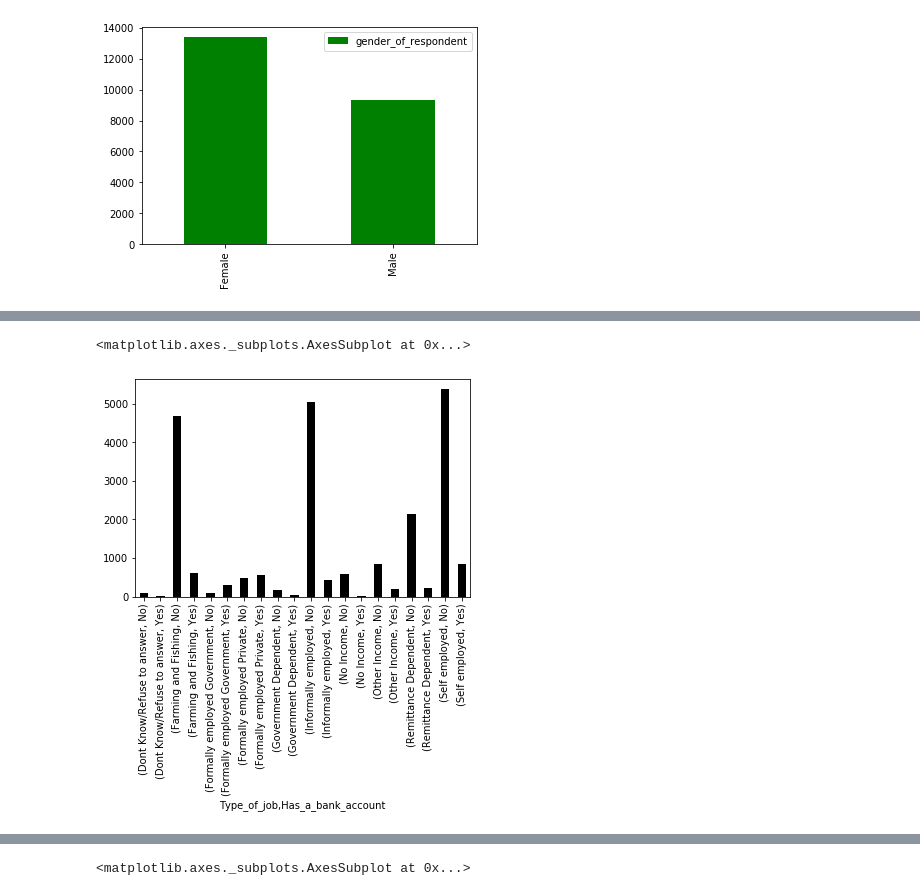
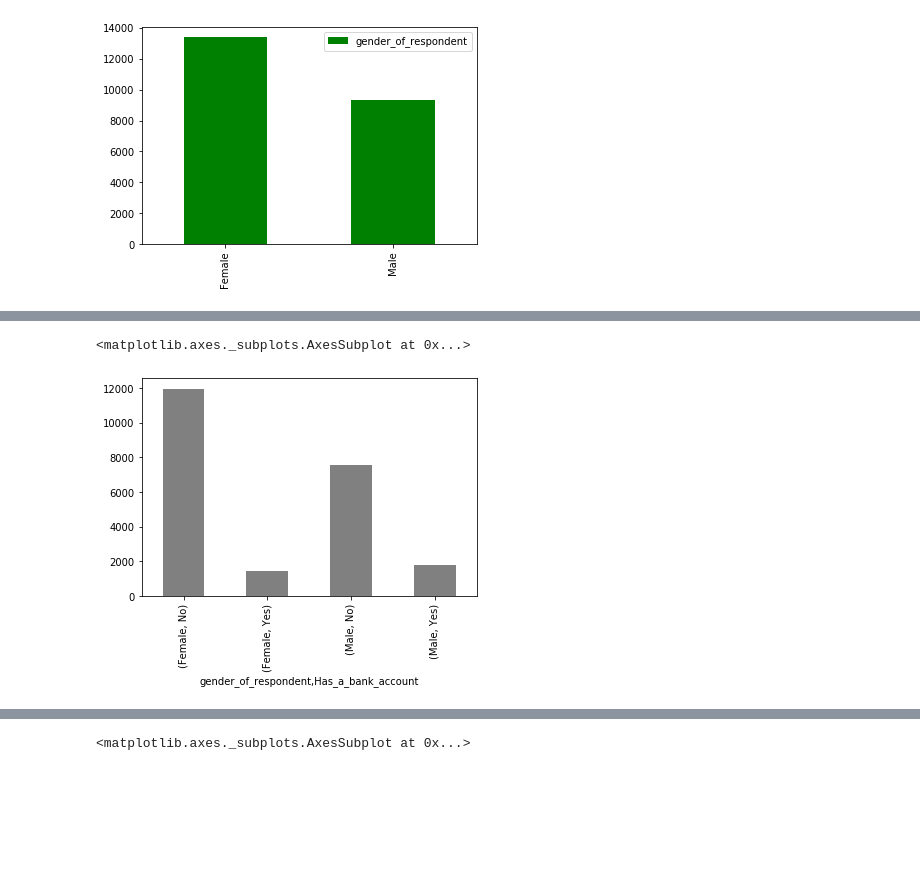
Before and after one commit to deelilah/Univariate-Bivariate-Multivariate, a Jupyter notebook: ip2.ipynb, the cells around one changed output, grey strips where cells are left out. Drawn from its saved outputs; the diff is of its cells as text; code cells hidden in the pictures; blank space fills up the shorter version.

```diff
--- a/ip2.ipynb
+++ b/ip2.ipynb
@@ -329,8 +366,8 @@ pd.DataFrame(df4.marital_status.value_counts())
 | Divorced/Seperated | 2029 |
 | Dont know | 8 |
 # %%
-df6=df4.rename(columns={'Has a Bank account':'Has_a_bank_account','Type of Location':'Location','Cell Phone Access':'Cell_phone_access','Respondent Age':'Respondant_Age','The relathip with head':'rel_head','Level of Educuation':'Level_of_Educuation','Type of Job':'Type_of_job'})
-df6
+d2=df4.rename(columns={'Has a Bank account':'Has_a_bank_account','Type of Location':'Location','Cell Phone Access':'Cell_phone_access','Respondent Age':'Respondant_Age','The relathip with head':'rel_head','Level of Educuation':'Level_of_Educuation','Type of Job':'Type_of_job'})
+d2
 # %% [output]
 |  | country | year | uniqueid | Has_a_bank_account | Location | Cell_phone_access | household_size | ... |
 | 0 | Kenya | 2018 | uniqueid_1 | Yes | Rural | Yes | 3.0 | ... |
@@ -354,6 +412,6 @@ df7.plot(kind='bar',color='green')
 # %%
-df8=df6.groupby (['Type_of_job','Has_a_bank_account'])['Has_a_bank_account'].count()
-df8.plot(kind='bar',  color='black')
+d10=d2.groupby (['gender_of_respondent','Has_a_bank_account'])['Has_a_bank_account'].count()
+d10.plot(kind='bar',  color='grey')
 # %% [output]
 <matplotlib.axes._subplots.AxesSubplot at 0x...>
-[figure, old version]
+[figure, new version]
```
Also changed, not shown: parts of 24 cells of this notebook.
